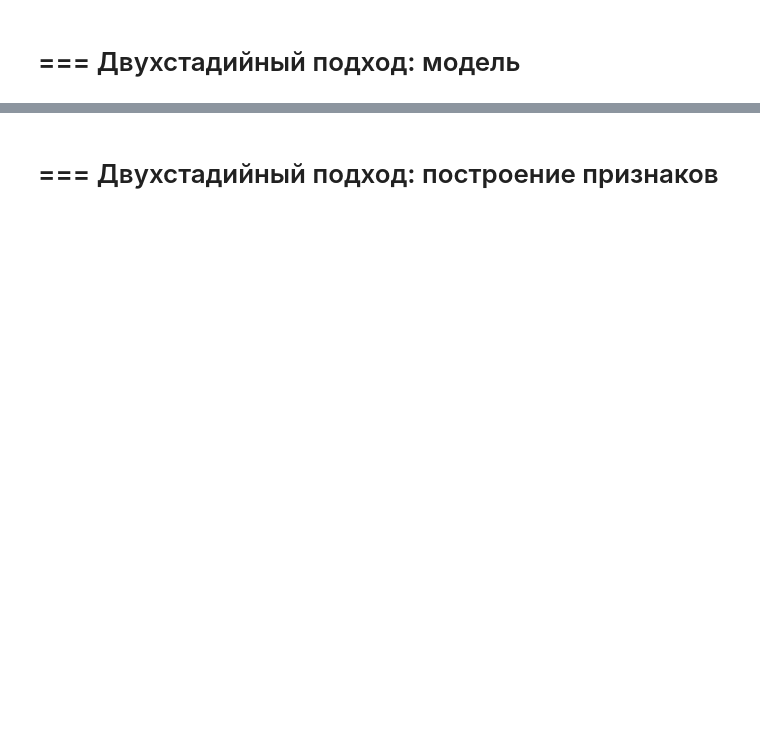
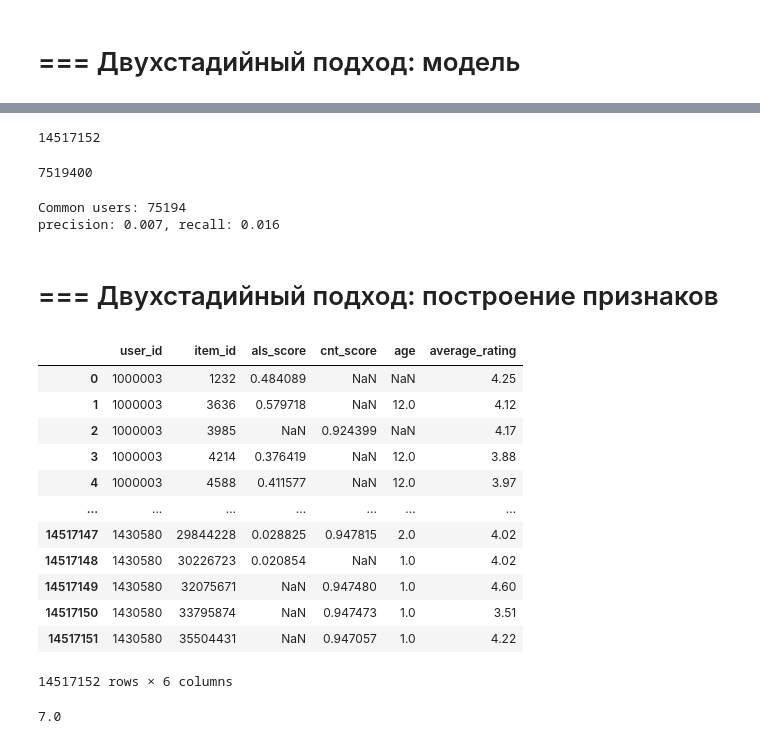
Before and after one commit to silency312/mle-recsys, a Jupyter notebook: main_offline.ipynb, the cells around one changed output, grey strips where cells are left out. Saved outputs shown, nothing was run; the diff lists cells and outputs as text; code cells hidden in the pictures; blank space fills up the shorter version.

```diff
--- a/main_offline.ipynb
+++ b/main_offline.ipynb
@@ -439,2 +1131,75 @@ display(recs)
+# %%
+# загружаем рекомендации от двух базовых генераторов
+als_recommendations_2 = pd.read_parquet("candidates/inference/als_recommendations.parquet")
+content_recommendations_2 = pd.read_parquet("candidates/inference/content_recommendations.parquet")
+
+candidates_to_rank = pd.merge(
+    als_recommendations_2[["user_id", "item_id", "score"]].rename(columns={"score": "als_score"}),
+    content_recommendations_2[["user_id", "item_id", "score"]].rename(columns={"score": "cnt_score"}),
+    on=['user_id', 'item_id'],
+    how="outer")
+
+# оставляем только тех пользователей, что есть в тестовой выборке, для экономии ресурсов
+candidates_to_rank = candidates_to_rank[candidates_to_rank["user_id"].isin(events_test_2["user_id"].drop_duplicates())]
+print(len(candidates_to_rank))
+# %% [output]
+14517152
+# %%
+inference_data = Pool(data=candidates_to_rank[features])
+predictions = cb_model.predict_proba(inference_data)
+
+candidates_to_rank["cb_score"] = predictions[:, 1]
+
+# для каждого пользователя проставляем rank, начиная с 1 — это максимальный cb_score
+candidates_to_rank = candidates_to_rank.sort_values(["user_id", "cb_score"], ascending=[True, False])
+candidates_to_rank["rank"] = candidates_to_rank.groupby("user_id").cumcount() + 1
+
+max_recommendations_per_user = 100
+final_recommendations = candidates_to_rank.query("rank <= @max_recommendations_per_user")
+print(len(final_recommendations))
+# %% [output]
+7519400
+# %%
+events_inference = pd.concat([events_train, events_labels])
+
+cb_events_recs_for_binary_metrics_5 = process_events_recs_for_binary_metrics(
+    events_inference,
+    events_test_2,
+    final_recommendations.rename(columns={"cb_score": "score"}),
+    top_k=5)
+
+cb_precision_5, cb_recall_5 = compute_cls_metrics(cb_events_recs_for_binary_metrics_5)
+
+print(f"precision: {cb_precision_5:.3f}, recall: {cb_recall_5:.3f}")
+# %% [output]
+Common users: 75194
+precision: 0.007, recall: 0.016
 # %% [markdown]
 # === Двухстадийный подход: построение признаков
+# %%
+import numpy as np
+items["age"] = 2018 - items["publication_year"]
+invalid_age_idx = items["age"] < 0
+items.loc[invalid_age_idx, "age"] = np.nan
+items["age"] = items["age"].astype("float")
+
+candidates_for_train = candidates_for_train.merge(items[['item_id', 'age', 'average_rating']], on=['item_id'], how='left')
+candidates_to_rank = candidates_to_rank.merge(items[['item_id', 'age', 'average_rating']], on=['item_id'], how='left')
+# %%
+display(candidates_to_rank)
+print(candidates_to_rank['age'].median())
+# %% [output]
+|  | user_id | item_id | als_score | cnt_score | age | average_rating |
+| 0 | 1000003 | 1232 | 0.484089 | NaN | NaN | 4.25 |
+| 1 | 1000003 | 3636 | 0.579718 | NaN | 12.0 | 4.12 |
+| 2 | 1000003 | 3985 | NaN | 0.924399 | NaN | 4.17 |
+| 3 | 1000003 | 4214 | 0.376419 | NaN | 12.0 | 3.88 |
+| 4 | 1000003 | 4588 | 0.411577 | NaN | 12.0 | 3.97 |
+| ... | ... | ... | ... | ... | ... | ... |
+| 14517147 | 1430580 | 29844228 | 0.028825 | 0.947815 | 2.0 | 4.02 |
+| 14517148 | 1430580 | 30226723 | 0.020854 | NaN | 1.0 | 4.02 |
+| 14517149 | 1430580 | 32075671 | NaN | 0.947480 | 1.0 | 4.60 |
+| 14517150 | 1430580 | 33795874 | NaN | 0.947473 | 1.0 | 3.51 |
+| 14517151 | 1430580 | 35504431 | NaN | 0.947057 | 1.0 | 4.22 |
+14517152 rows × 6 columns
+7.0
```
Also changed, not shown: parts of 51 cells of this notebook, 22 other files.
